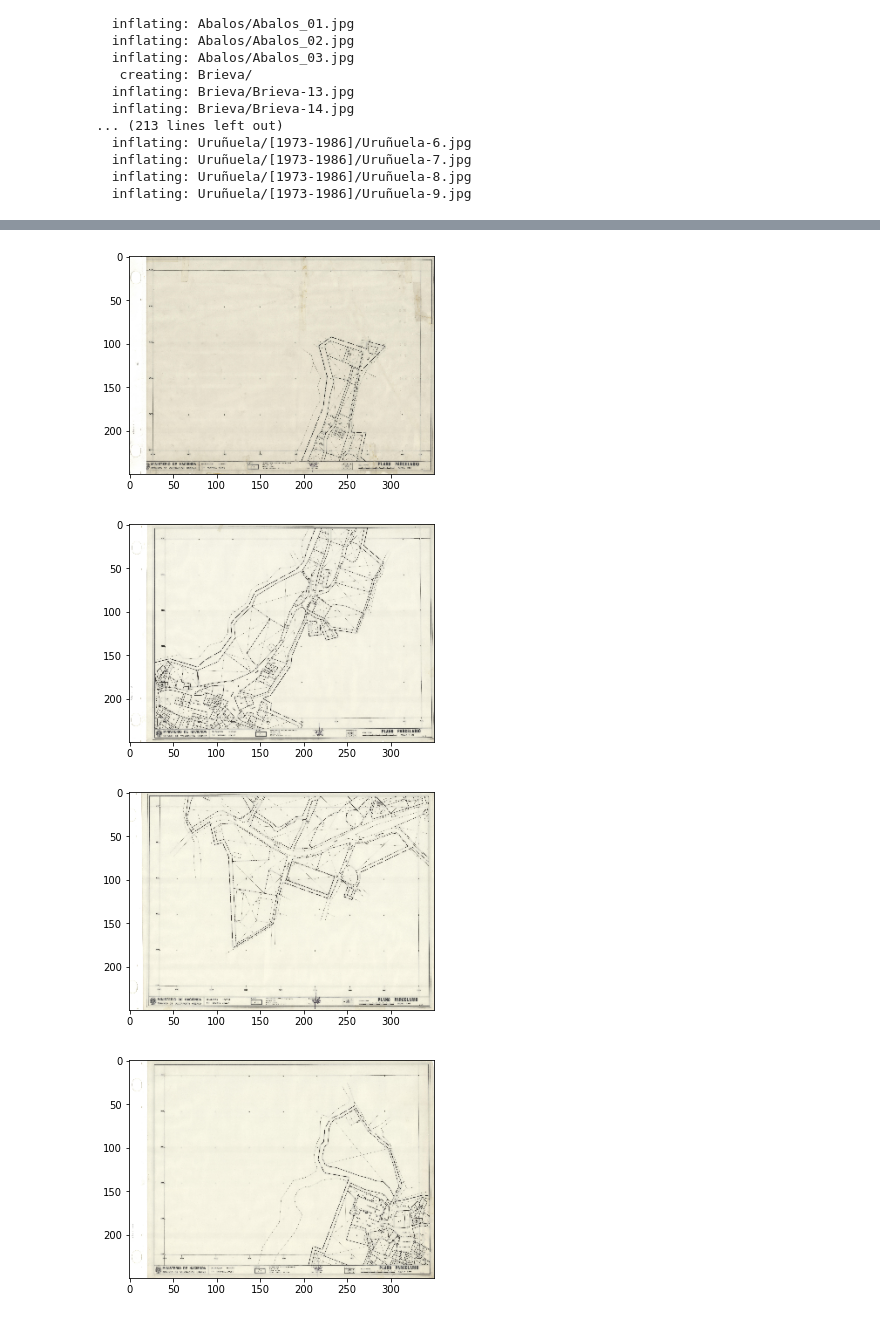
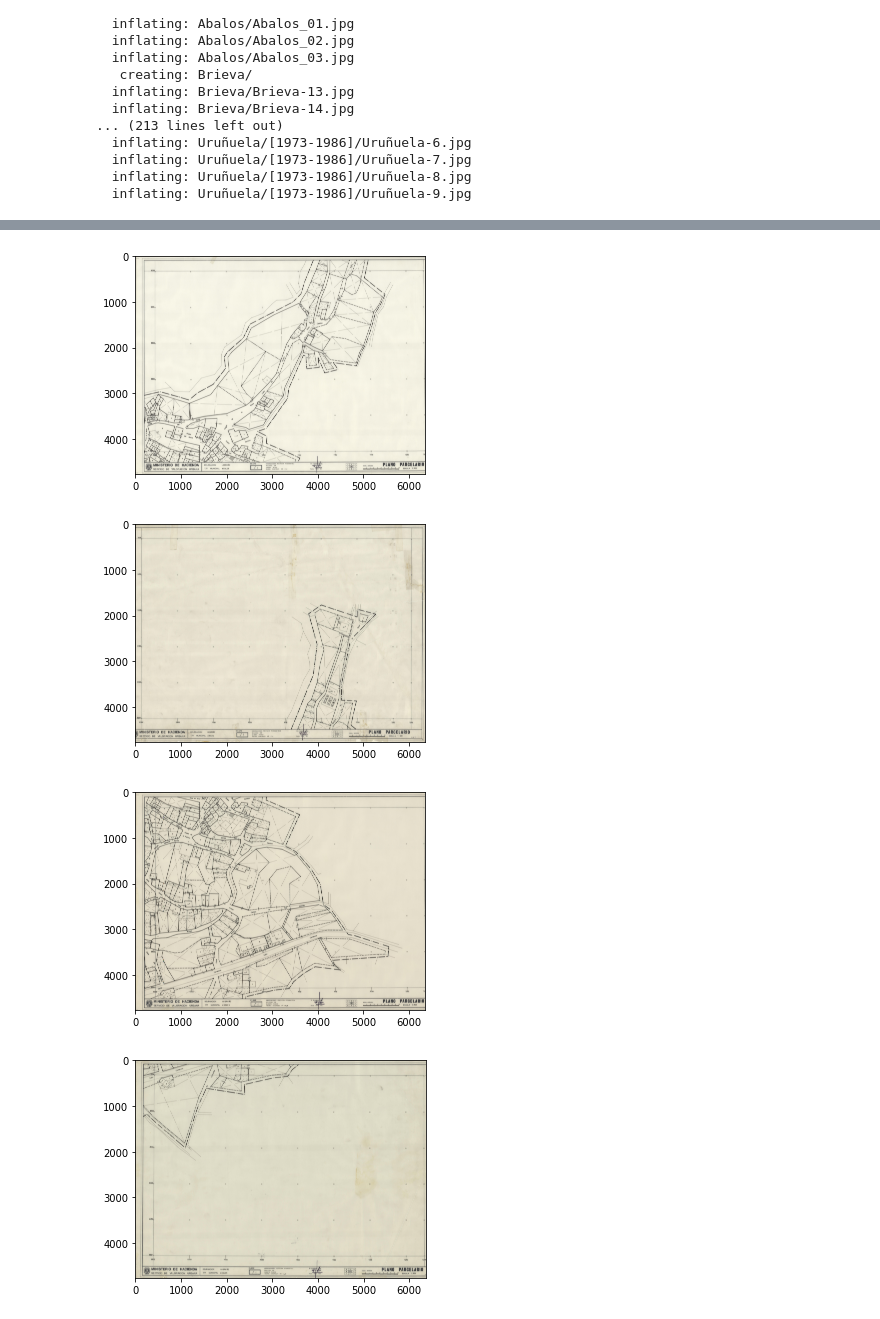
Before and after one commit to IA2021UR/trabajo-ia-en-la-comunidad-de-la-rioja-equipo-3, a Jupyter notebook: Inicial.ipynb, the cells around one changed output, grey strips where cells are left out. Saved outputs shown, nothing was run; the diff lists cells and outputs as text; code cells hidden in the pictures.

```diff
--- a/Inicial.ipynb
+++ b/Inicial.ipynb
@@ -161,14 +163,15 @@ def mostrarImagen(image):
 
 import os
 # Cargando imágenes de Abalos
-abalos = []
+abalos = {}
 for image in os.listdir("Abalos"):
     i=cv2.imread("Abalos/" + image)
 
-    i = cv2.resize(i, (350,250))
-    mostrarImagen(i)
+    imagenRecortada=i[0:4770,391:6752]
+    mostrarImagen(imagenRecortada)
+    numero=int(image[-6:-4])
+    abalos[numero]=imagenRecortada
 
-    abalos.append(i)
 
 # # Cargando imágenes de Brieva
 # brieva = []
@@ -191,4 +194,4 @@ for image in os.listdir("Abalos"):
-[figure, old version]
+[figure, new version]
-[figure, old version]
+[figure, new version]
-[figure, old version]
+[figure, new version]
-[figure, old version]
+[figure, new version]
```
Also changed, not shown: parts of 11 cells of this notebook.
